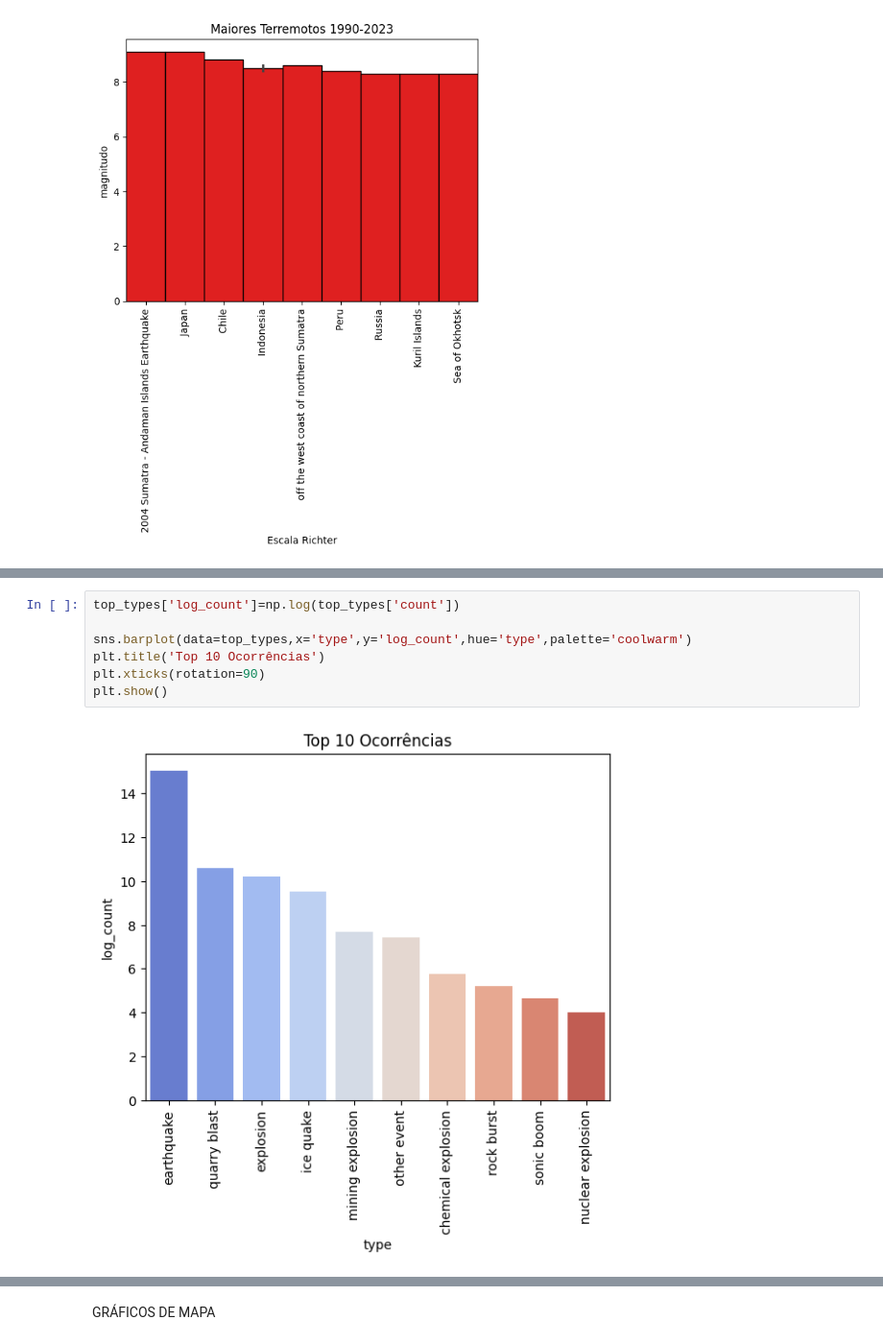
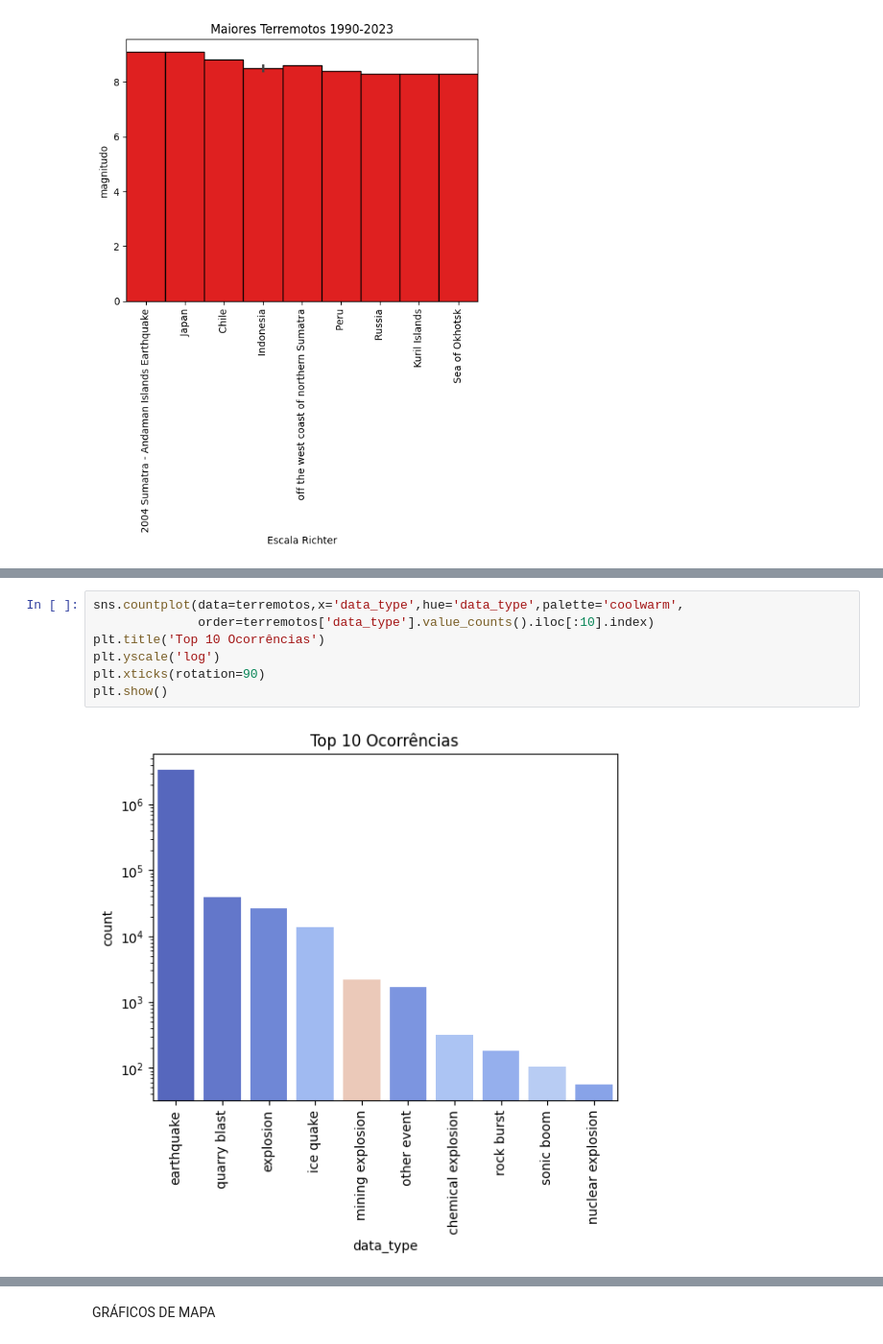
Before and after one commit to candremav/Data-Classes, a Jupyter notebook: Earthquakes/A2_BD2.ipynb, the cells around one changed output, grey strips where cells are left out. Shown at 96% size. Saved outputs shown, nothing was run; the diff lists cells and outputs as text.

```diff
--- a/Earthquakes/A2_BD2.ipynb
+++ b/Earthquakes/A2_BD2.ipynb
@@ -361,9 +373,9 @@ plt.show()
 # %%
-top_types['log_count']=np.log(top_types['count'])
-
-sns.barplot(data=top_types,x='type',y='log_count',hue='type',palette='coolwarm')
+sns.countplot(data=terremotos,x='data_type',hue='data_type',palette='coolwarm',
+              order=terremotos['data_type'].value_counts().iloc[:10].index)
 plt.title('Top 10 Ocorrências')
+plt.yscale('log')
 plt.xticks(rotation=90)
 plt.show()
 # %% [output]
-[figure, old version]
+[figure, new version]
```
Also changed, not shown: parts of 9 cells of this notebook.
